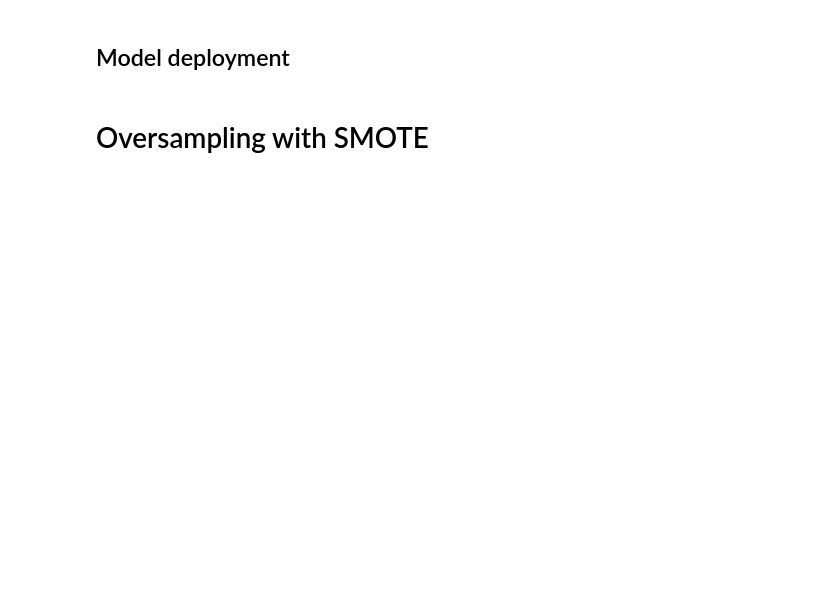
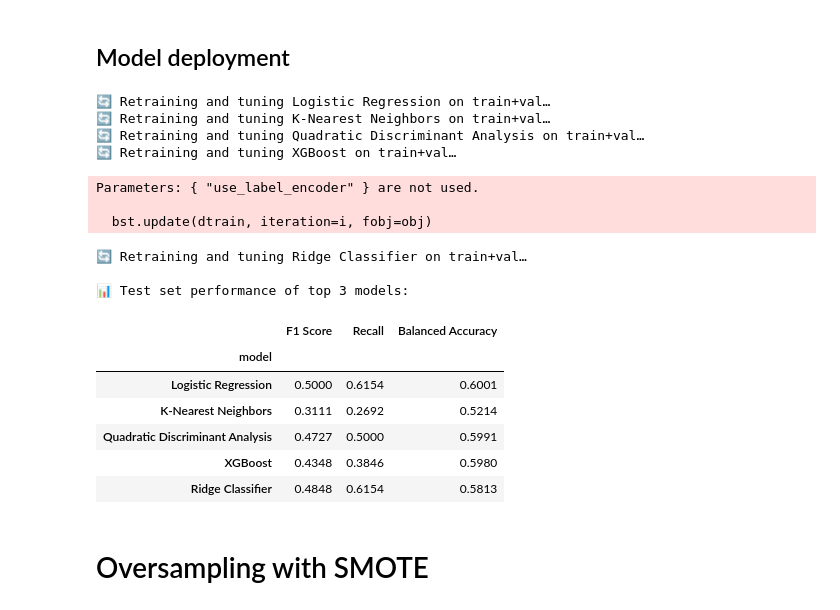
Before and after one commit to alfredofdlv/student-intervention-ml-pipeline, a Jupyter notebook: Report.ipynb, the cells around one changed output. Cells and saved outputs as stored; diff of their text form; code cells hidden in the pictures; blank space fills up the shorter version.

```diff
--- a/Report.ipynb
+++ b/Report.ipynb
@@ -693,41 +887,59 @@ for name in top_names:
     best = gs.best_estimator_
 
     y_pred = best.predict(X_test)
-    y_proba = best.predict_proba(X_test)[:, 1]
+    # y_proba = best.predict_proba(X_test)[:, 1]
 
     final_scores = {
         'model': name,
-        'ROC AUC': roc_auc_score(y_test, y_proba),
+        # 'ROC AUC': roc_auc_score(y_test, y_proba),
         'F1 Score': f1_score(y_test, y_pred),
         'Recall': recall_score(y_test, y_pred),
         'Balanced Accuracy': balanced_accuracy_score(y_test, y_pred),
     }
     final_results.append(final_scores)
 
 # Crear DataFrame final y mostrar comparativa
 final_df = pd.DataFrame(final_results)
 final_df['model'] = final_df['model'].map(model_names)
 print("\n📊 Test set performance of top 3 models:")
 display(final_df.set_index('model').round(4))
 
 
 # # Gráficos
 # sns.set(context='paper', style='whitegrid')
 # fig, axes = plt.subplots(2, 2, figsize=(16, 12))
 # axes_flat = axes.flatten()
 # for ax, metric in zip(axes_flat, scoring):
 #     dfm = test_df.copy()
 #     dfm = dfm.sort_values(metric, ascending=False)
 #     ax.bar(dfm['model_full'], dfm[metric], color='steelblue')
 #     ax.set_ylim(0, 1)
 #     ax.set_title(metric.upper(), pad=10)
 #     ax.set_xlabel('Model')
 #     ax.set_ylabel('Score')
 #     ax.set_xticklabels(dfm['model_full'], rotation=45, ha='right')
 # for ax in axes_flat[len(scoring):]:
 #     ax.set_visible(False)
 # plt.tight_layout()
 # plt.show()
+# %% [output]
+🔄 Retraining and tuning Logistic Regression on train+val…
+🔄 Retraining and tuning K-Nearest Neighbors on train+val…
+🔄 Retraining and tuning Quadratic Discriminant Analysis on train+val…
+🔄 Retraining and tuning XGBoost on train+val…
+Parameters: { "use_label_encoder" } are not used.
+
+  bst.update(dtrain, iteration=i, fobj=obj)
+🔄 Retraining and tuning Ridge Classifier on train+val…
+
+📊 Test set performance of top 3 models:
+|  | F1 Score | Recall | Balanced Accuracy |
+| model |  |  |  |
+| Logistic Regression | 0.5000 | 0.6154 | 0.6001 |
+| K-Nearest Neighbors | 0.3111 | 0.2692 | 0.5214 |
+| Quadratic Discriminant Analysis | 0.4727 | 0.5000 | 0.5991 |
+| XGBoost | 0.4348 | 0.3846 | 0.5980 |
+| Ridge Classifier | 0.4848 | 0.6154 | 0.5813 |
 # %% [markdown]
 # Oversampling with SMOTE
 # %%
```
Also changed, not shown: parts of 17 cells of this notebook, 1 other file.
